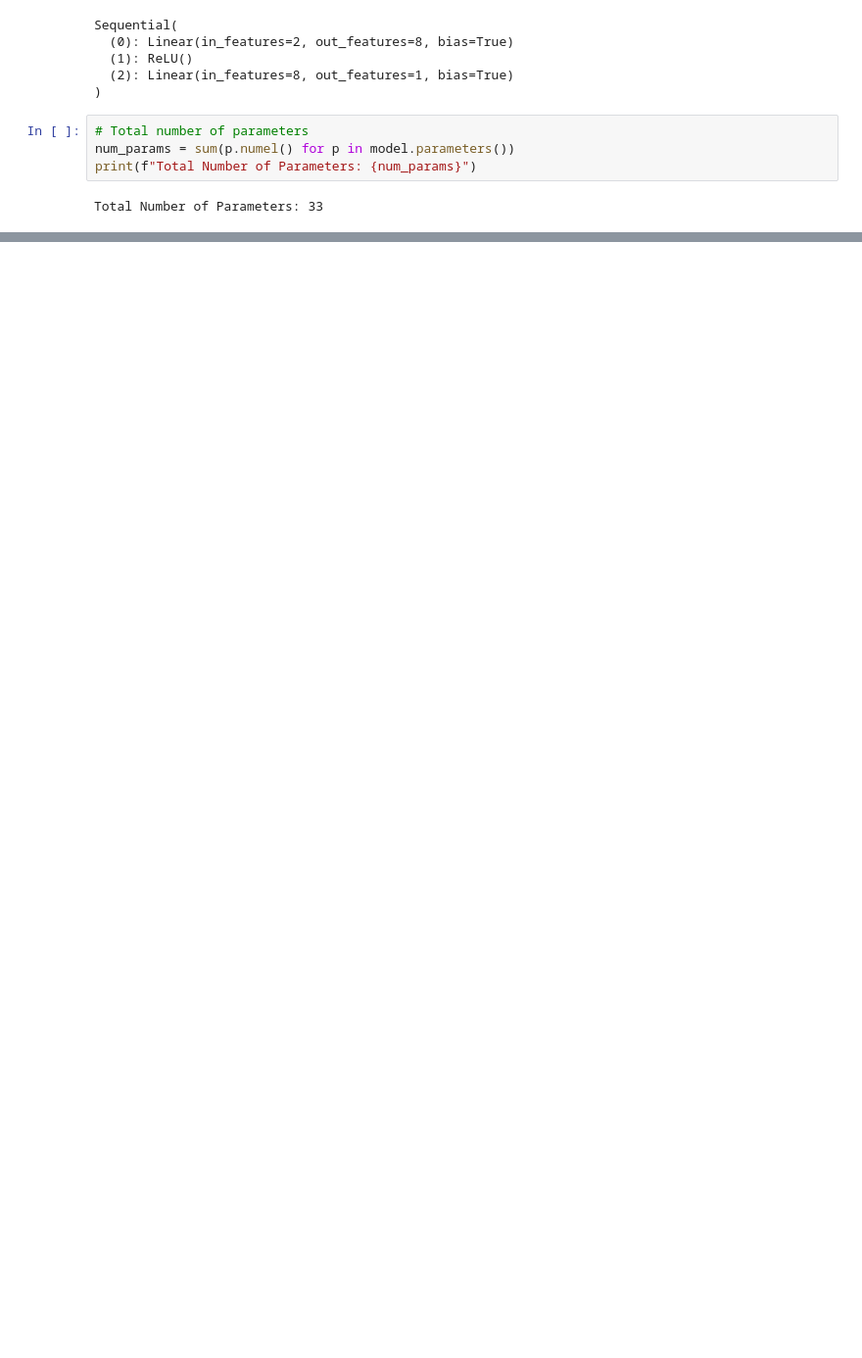
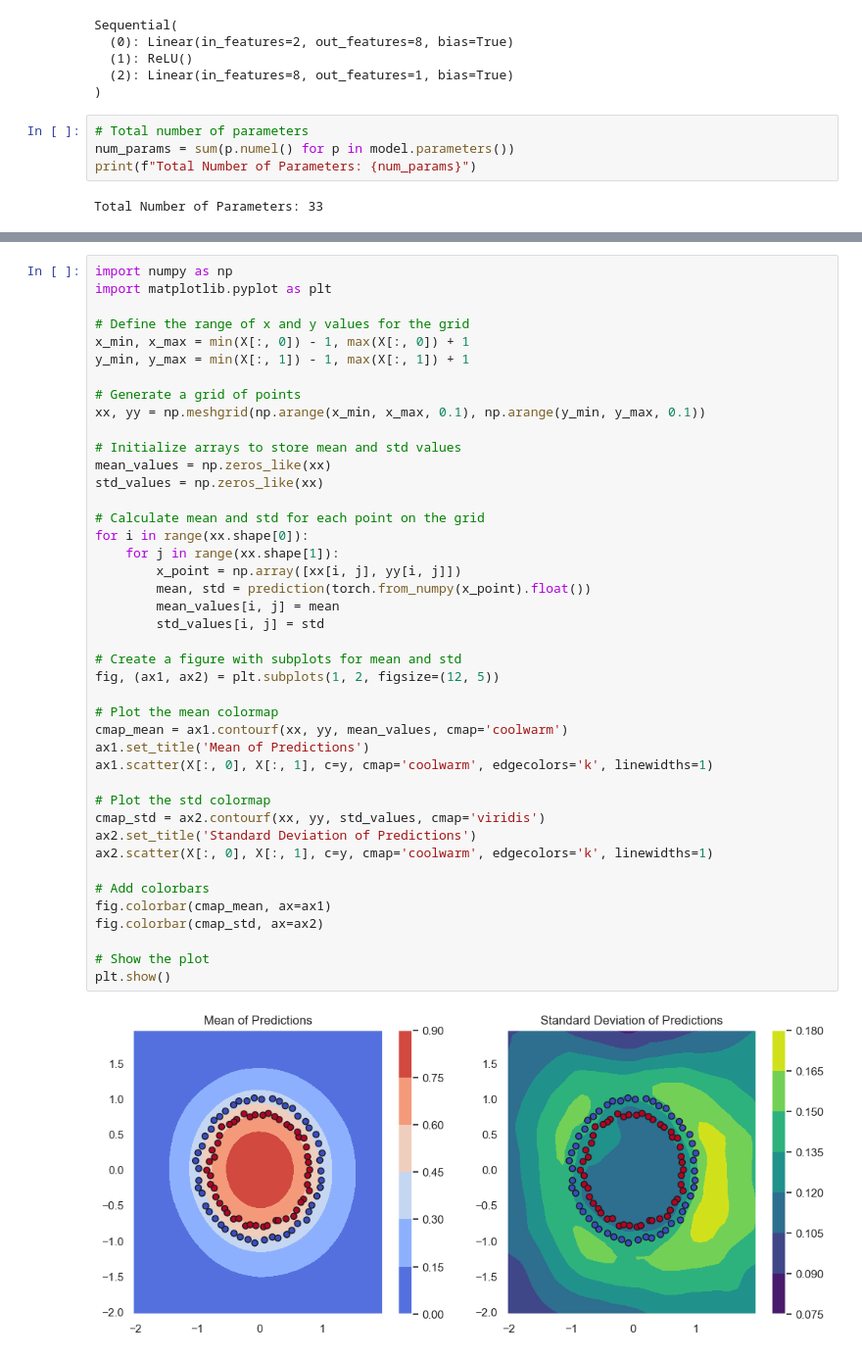
Before and after one commit to Gaurav17Joshi/PML661, a Jupyter notebook: Assignment3/Assignment3_sub.ipynb, the cells around one changed output, grey strips where cells are left out. Shown: that part at 98% size. Saved outputs shown, nothing was run; the diff lists cells and outputs as text; blank space fills up the shorter version.

```diff
--- a/Assignment3/Assignment3_sub.ipynb
+++ b/Assignment3/Assignment3_sub.ipynb
@@ -837,0 +689,44 @@ tensor([[0., 0., 0.,  ..., 0., 0., 0.],
+# %%
+import numpy as np
+import matplotlib.pyplot as plt
+
+# Define the range of x and y values for the grid
+x_min, x_max = min(X[:, 0]) - 1, max(X[:, 0]) + 1
+y_min, y_max = min(X[:, 1]) - 1, max(X[:, 1]) + 1
+
+# Generate a grid of points
+xx, yy = np.meshgrid(np.arange(x_min, x_max, 0.1), np.arange(y_min, y_max, 0.1))
+
+# Initialize arrays to store mean and std values
+mean_values = np.zeros_like(xx)
+std_values = np.zeros_like(xx)
+
+# Calculate mean and std for each point on the grid
+for i in range(xx.shape[0]):
+    for j in range(xx.shape[1]):
+        x_point = np.array([xx[i, j], yy[i, j]])
+        mean, std = prediction(torch.from_numpy(x_point).float())
+        mean_values[i, j] = mean
+        std_values[i, j] = std
+
+# Create a figure with subplots for mean and std
+fig, (ax1, ax2) = plt.subplots(1, 2, figsize=(12, 5))
+
+# Plot the mean colormap
+cmap_mean = ax1.contourf(xx, yy, mean_values, cmap='coolwarm')
+ax1.set_title('Mean of Predictions')
+ax1.scatter(X[:, 0], X[:, 1], c=y, cmap='coolwarm', edgecolors='k', linewidths=1)
+
+# Plot the std colormap
+cmap_std = ax2.contourf(xx, yy, std_values, cmap='viridis')
+ax2.set_title('Standard Deviation of Predictions')
+ax2.scatter(X[:, 0], X[:, 1], c=y, cmap='coolwarm', edgecolors='k', linewidths=1)
+
+# Add colorbars
+fig.colorbar(cmap_mean, ax=ax1)
+fig.colorbar(cmap_std, ax=ax2)
+
+# Show the plot
+plt.show()
+# %% [output]
+[figure, added]
```
Also changed, not shown: parts of 49 cells of this notebook, 3 other files.
